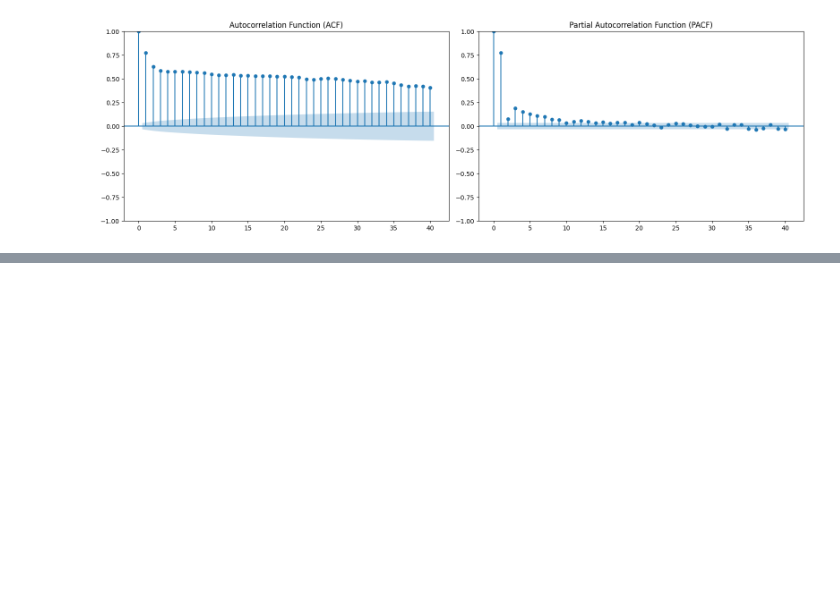
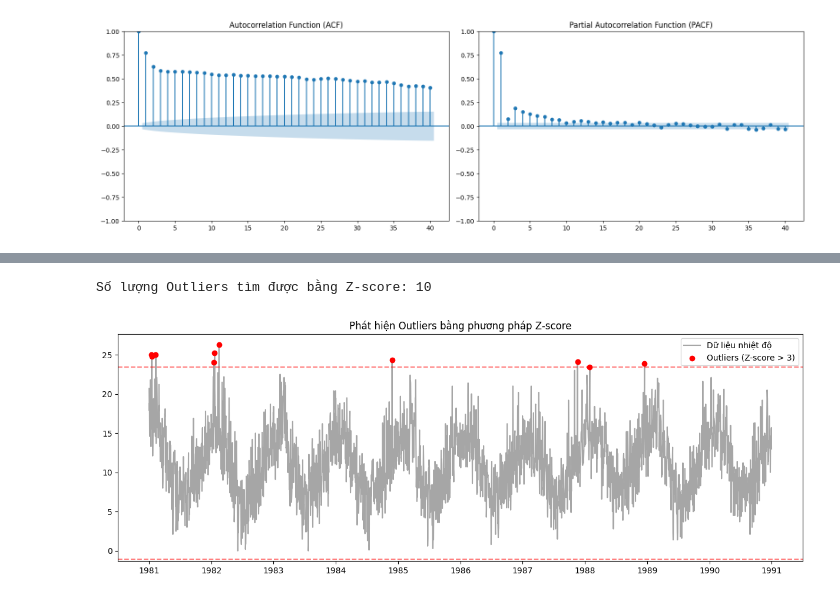
Before and after one commit to luuminhhoa/Lab1_Timeseries, a Jupyter notebook: notebooks/main.ipynb, the cells around one changed output, grey strips where cells are left out. Drawn from its saved outputs; the diff is of its cells as text; code cells hidden in the pictures; blank space fills up the shorter version.

```diff
--- a/notebooks/main.ipynb
+++ b/notebooks/main.ipynb
@@ -80,0 +168,29 @@ plt.show()
+# %%
+# Cách 1: Dùng Z-score
+df_outliers = df_interp.copy()
+
+# Tính mean và std
+mean_temp = df_outliers['Temp'].mean()
+std_temp = df_outliers['Temp'].std()
+
+# Tính Z-score cho từng dòng
+df_outliers['Z_score'] = (df_outliers['Temp'] - mean_temp) / std_temp
+
+# Xác định ngưỡng Outlier
+threshold = 3
+z_outliers = df_outliers[np.abs(df_outliers['Z_score']) > threshold]
+
+print(f"Số lượng Outliers tìm được bằng Z-score: {len(z_outliers)}")
+
+# Vẽ đồ thị
+plt.figure(figsize=(15, 5))
+plt.plot(df_outliers.index, df_outliers['Temp'], color='gray', alpha=0.7, label='Dữ liệu nhiệt độ')
+plt.scatter(z_outliers.index, z_outliers['Temp'], color='red', label='Outliers (Z-score > 3)', zorder=5)
+plt.axhline(mean_temp + threshold * std_temp, color='red', linestyle='--', alpha=0.5)
+plt.axhline(mean_temp - threshold * std_temp, color='red', linestyle='--', alpha=0.5)
+plt.title('Phát hiện Outliers bằng phương pháp Z-score')
+plt.legend()
+plt.show()
+# %% [output]
+Số lượng Outliers tìm được bằng Z-score: 10
+[figure, added]
```
Also changed, not shown: parts of 10 cells of this notebook, 2 other files.
